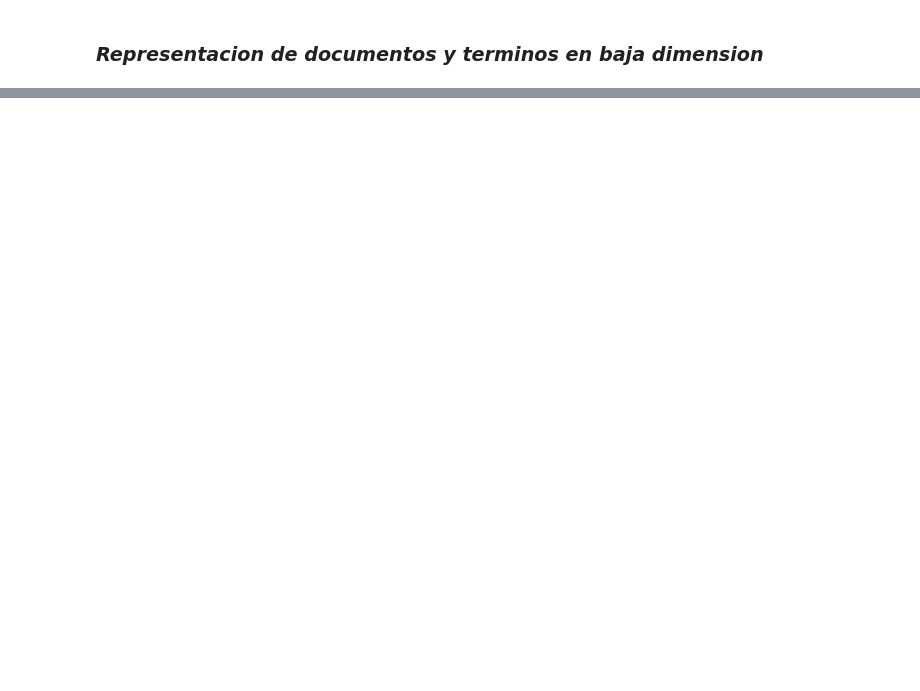
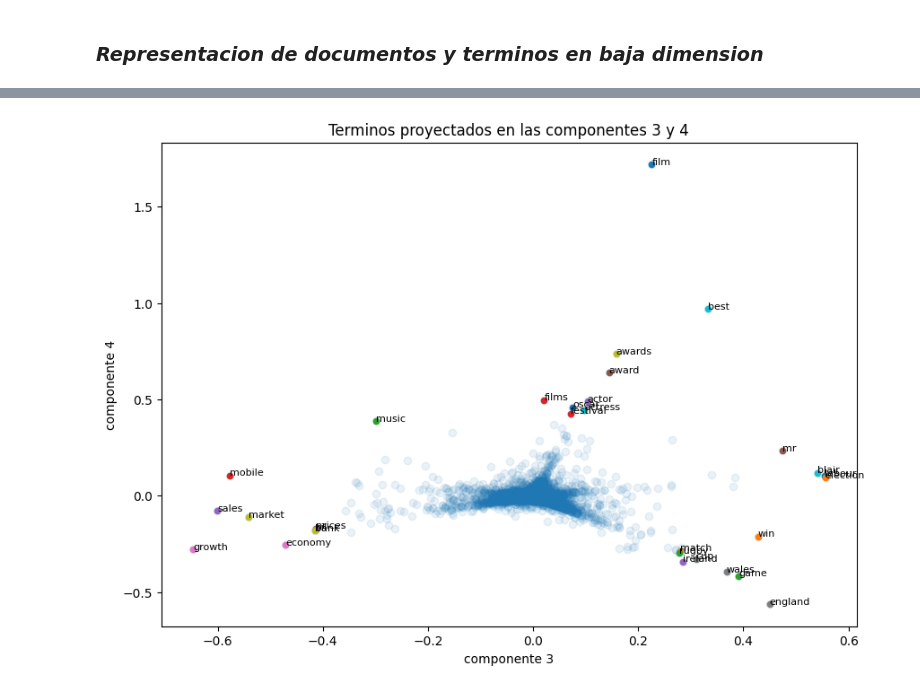
Before and after one commit to LmChicao/Proyecto-Computacional-IMT2230, a Jupyter notebook: jupyters/Cosas.ipynb, the cells around one changed output, grey strips where cells are left out. Saved outputs shown, nothing was run; the diff lists cells and outputs as text; code cells hidden in the pictures; blank space fills up the shorter version.

```diff
--- a/jupyters/Cosas.ipynb
+++ b/jupyters/Cosas.ipynb
@@ -372,0 +512,37 @@ Para retener el 90.0 % de la energia se necesitan k = 1337 componentes
+# %%
+#vectores singulares por la izquierda
+u_a = U[:, 2]
+u_b = U[:, 3]
+
+CANTIDAD_PALABRAS = 30
+
+#coordenadas de los terminos: (A v_a, A v_b) = (sigma_a u_a, sigma_b u_b)
+terms_x = s[2] * u_a
+terms_y = s[3] * u_b
+
+#terminos relevantes son los 30 mas alejados del origen
+normas = np.sqrt(terms_x**2 + terms_y**2)
+
+pares_norma_index = []
+for j in range(len(normas)):
+    pares_norma_index.append((normas[j], j))
+
+pares_norma_index.sort()
+
+relevanteeee = []
+for norma, j in pares_norma_index[-CANTIDAD_PALABRAS:]:
+    relevanteeee.append(j)
+
+plt.figure(figsize=(10, 7))
+plt.scatter(terms_x, terms_y, alpha=0.09)
+
+for j in relevanteeee:
+    plt.scatter(terms_x[j], terms_y[j], s=20)
+    plt.annotate(vocabulario[j], (terms_x[j], terms_y[j]), fontsize=8)
+
+plt.xlabel(f"componente {3}")
+plt.ylabel(f"componente {4}")
+plt.title("Terminos proyectados en las componentes 3 y 4")
+plt.show()
+# %% [output]
+[figure, added]
```
Also changed, not shown: parts of 14 cells of this notebook.
